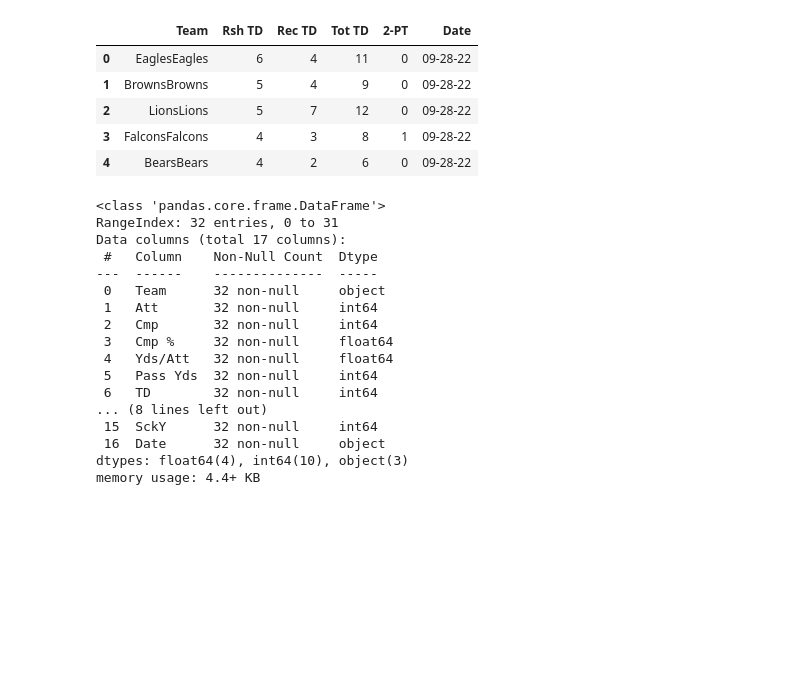
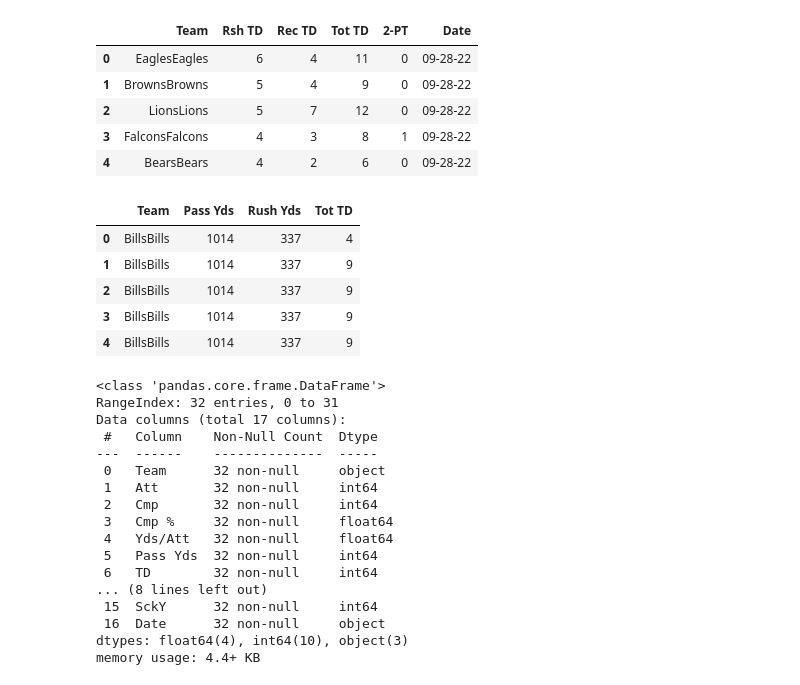
Before and after one commit to afitzer/NFL, a Jupyter notebook: Analysis.ipynb, the cells around one changed output. Drawn from its saved outputs; the diff is of its cells as text; code cells hidden in the pictures; blank space fills up the shorter version.

Commit message:
saved a query for joining tables, added a new plot

```diff
--- a/Analysis.ipynb
+++ b/Analysis.ipynb
@@ -10,6 +10,7 @@ passing_df = pd.read_sql_query('SELECT * from offensive_passing WHERE Date is "0
 receiving_df = pd.read_sql_query('SELECT * from offensive_receiving WHERE Date is "09-28-22"', con)
 rushing_df = pd.read_sql_query('SELECT * from offensive_rushing WHERE Date is "09-28-22"', con)
 scoring_df = pd.read_sql_query('SELECT * from offensive_scoring WHERE Date is "09-28-22"', con)
+passing_rushing_df = pd.read_sql_query("SELECT offensive_passing.Team, offensive_passing.`Pass Yds`, offensive_rushing.`Rush Yds`, offensive_scoring.`Tot TD` FROM ((offensive_rushing JOIN offensive_passing ON offensive_rushing.Team=offensive_passing.Team) JOIN offensive_scoring ON offensive_scoring.Team=offensive_passing.Team) WHERE offensive_passing.Date is '09-28-22' AND offensive_rushing.Date is '09-28-22' ORDER BY offensive_passing.`Pass Yds` DESC", con)
 # %%
 passing_df.head(5)
 # %% [output]
@@ -46,6 +47,15 @@ scoring_df.head(5)
 | 2 | LionsLions | 5 | 7 | 12 | 0 | 09-28-22 |
 | 3 | FalconsFalcons | 4 | 3 | 8 | 1 | 09-28-22 |
 | 4 | BearsBears | 4 | 2 | 6 | 0 | 09-28-22 |
+# %%
+passing_rushing_df.head(5)
+# %% [output]
+|  | Team | Pass Yds | Rush Yds | Tot TD |
+| 0 | BillsBills | 1014 | 337 | 4 |
+| 1 | BillsBills | 1014 | 337 | 9 |
+| 2 | BillsBills | 1014 | 337 | 9 |
+| 3 | BillsBills | 1014 | 337 | 9 |
+| 4 | BillsBills | 1014 | 337 | 9 |
 # %%
 passing_df.info()
 # %% [output]
```
Also changed, not shown: parts of 1 cell of this notebook, 1 other file.
